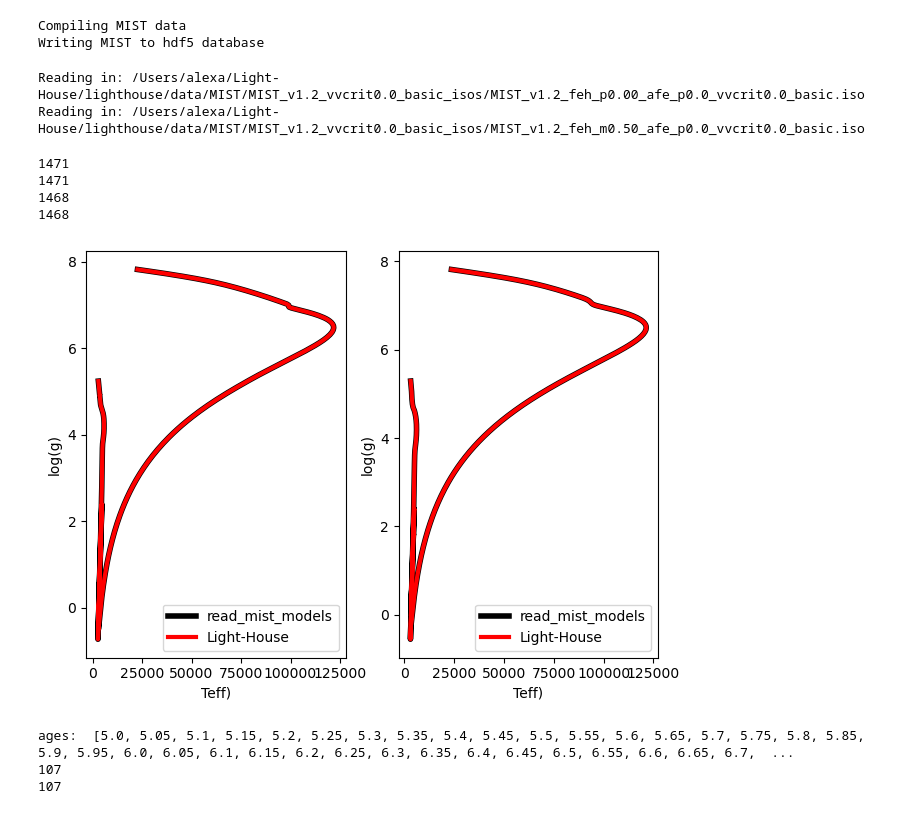
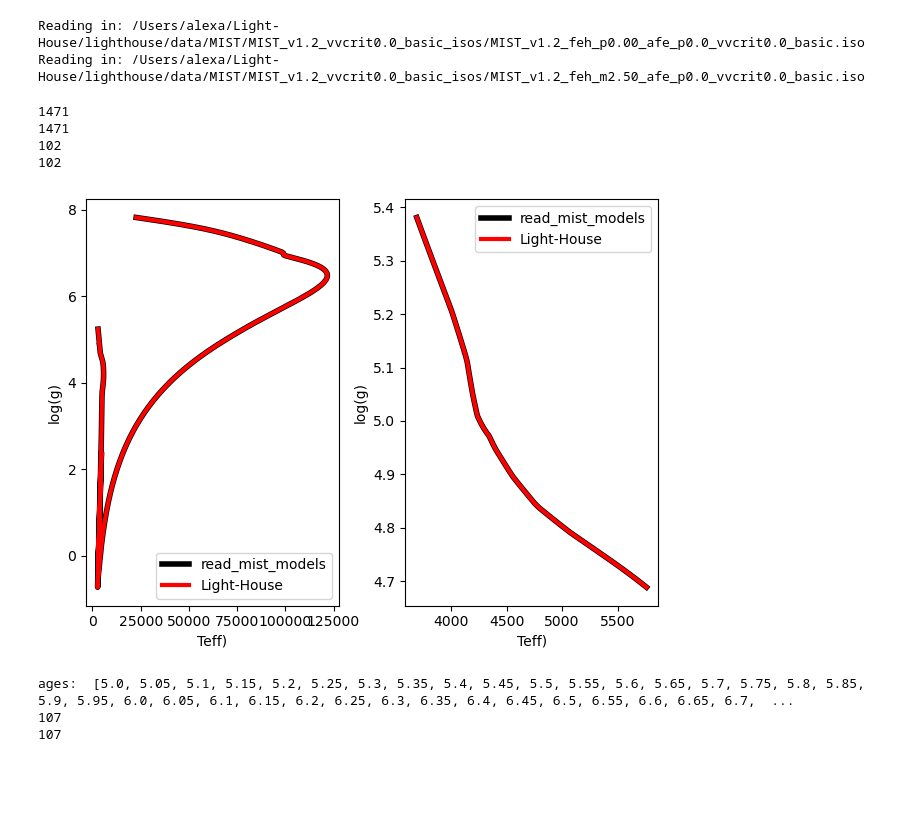
Before and after one commit to Ciela-Institute/ForSED, a Jupyter notebook: fixing_isochrone_stuff.ipynb, the cells around one changed output. Cells and saved outputs as stored; diff of their text form; code cells hidden in the pictures; blank space fills up the shorter version.

```diff
--- a/fixing_isochrone_stuff.ipynb
+++ b/fixing_isochrone_stuff.ipynb
@@ -6,20 +6,17 @@ import matplotlib.pyplot as plt
 
 import torch
 # %%
-lh.isochrone.get_isochrones.get_mist_isochrones()
+# lh.isochrone.get_isochrones.get_mist_isochrones()
-# %% [output]
-Compiling MIST data
-Writing MIST to hdf5 database
 # %%
 import read_mist_models
 
 ref_iso_solar = read_mist_models.ISO('/Users/alexa/Light-House/lighthouse/data/MIST/MIST_v1.2_vvcrit0.0_basic_isos/MIST_v1.2_feh_p0.00_afe_p0.0_vvcrit0.0_basic.iso')
-ref_iso_mp    = read_mist_models.ISO('/Users/alexa/Light-House/lighthouse/data/MIST/MIST_v1.2_vvcrit0.0_basic_isos/MIST_v1.2_feh_m0.50_afe_p0.0_vvcrit0.0_basic.iso')
+ref_iso_mp    = read_mist_models.ISO('/Users/alexa/Light-House/lighthouse/data/MIST/MIST_v1.2_vvcrit0.0_basic_isos/MIST_v1.2_feh_m2.50_afe_p0.0_vvcrit0.0_basic.iso')
 
 I = lh.isochrone.MIST()
 # %% [output]
 Reading in: /Users/alexa/Light-House/lighthouse/data/MIST/MIST_v1.2_vvcrit0.0_basic_isos/MIST_v1.2_feh_p0.00_afe_p0.0_vvcrit0.0_basic.iso
-Reading in: /Users/alexa/Light-House/lighthouse/data/MIST/MIST_v1.2_vvcrit0.0_basic_isos/MIST_v1.2_feh_m0.50_afe_p0.0_vvcrit0.0_basic.iso
+Reading in: /Users/alexa/Light-House/lighthouse/data/MIST/MIST_v1.2_vvcrit0.0_basic_isos/MIST_v1.2_feh_m2.50_afe_p0.0_vvcrit0.0_basic.iso
 # %%
 
 
@@ -47,37 +44,37 @@ print(len(iso["log_g"]))
 
 ax1.legend()
 ax1.set_xlabel('Teff)')
 ax1.set_ylabel('log(g)')
 
 
 
 age_ind = ref_iso_mp.age_index(ssp_age) #returns the index for the desired age
 Teff = 10**ref_iso_mp.isos[age_ind]['log_Teff']
 log_g = ref_iso_mp.isos[age_ind]['log_g']
 ax2.plot(Teff, log_g, color='k', lw=4, label='read_mist_models')
 
 print(len(log_g))
 
 
-mask = ((I.metallicities == -0.5))
+mask = ((I.metallicities == -2.5))
 for metallicity in I.metallicities[mask]:
     iso = I.get_isochrone(torch.tensor(metallicity, dtype = torch.float64),
                           torch.tensor(ssp_age,dtype = torch.float64))
     ax2.plot(iso["Teff"], iso["log_g"], label='Light-House', color='r', lw=3)
 
 print(len(iso["log_g"]))
 
 ax2.legend()
 ax2.set_xlabel('Teff)')
 ax2.set_ylabel('log(g)')
 
 plt.tight_layout()
 # %% [output]
 1471
 1471
-1468
-1468
+102
+102
-[figure, old version]
+[figure, new version]
 # %%
 print('ages: ', [round(x,2) for x in ref_iso_solar.ages])
 
```
Also changed, not shown: parts of 1 cell of this notebook, 2 other files.
